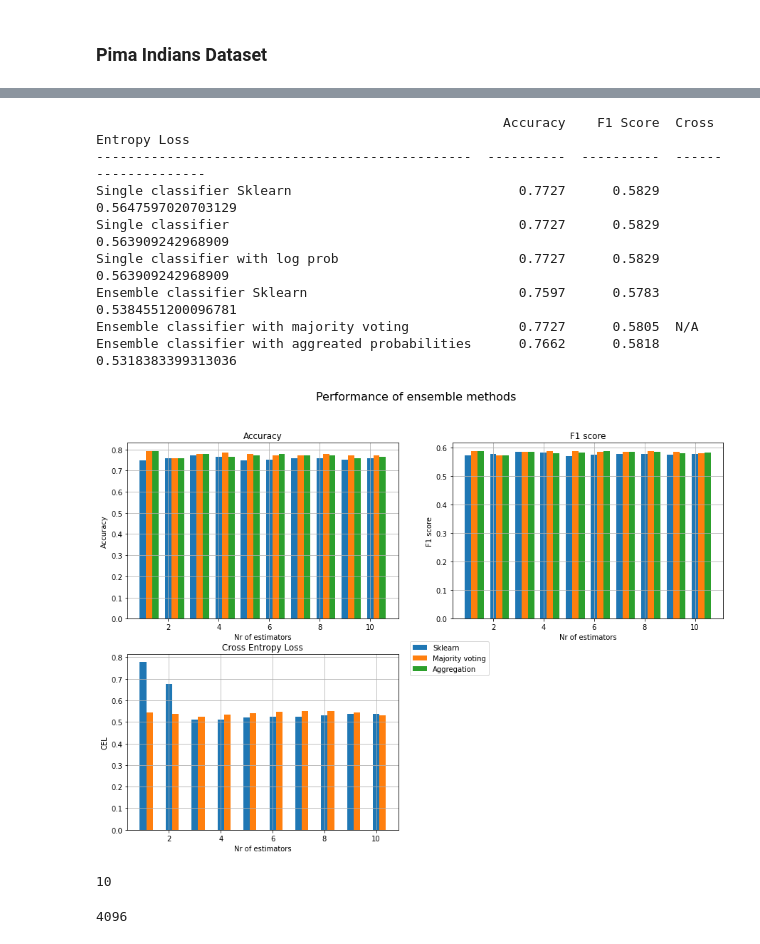
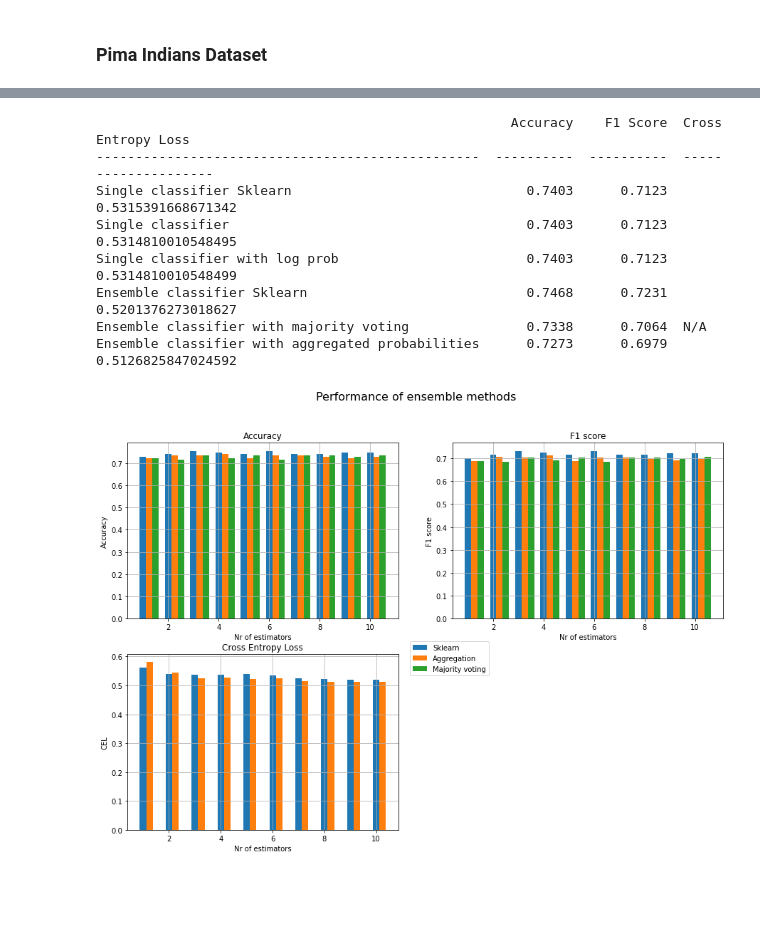
Before and after one commit to STProgrammer/Ensembled-naive-bayes-classifiers, a Jupyter notebook: GA-2.ipynb, the cells around one changed output, grey strips where cells are left out. Saved outputs shown, nothing was run; the diff lists cells and outputs as text; code cells hidden in the pictures; blank space fills up the shorter version.

Commit message:
fixed the seed thing

```diff
--- a/GA-2.ipynb
+++ b/GA-2.ipynb
@@ -478,12 +478,10 @@ class Metrics():
 from sklearn.naive_bayes import GaussianNB
 from sklearn.ensemble import BaggingClassifier
 from tabulate import tabulate
+from sklearn.metrics import classification_report
+from sklearn.metrics import confusion_matrix
 
-n = 10 # Nr of tests to make
-nr_of_classifiers = 10
-train_test_split = 0.8
-
-def testing(dataset, nr_of_classifiers = 10, tarin_test_split = 0.8, n=10, seed=False):
+def testing(dataset, nr_of_classifiers = 10, train_test_split = 0.8, n=10, seed=False):
     nr_of_classes = dataset.groupby('class').ngroups
 
     # All will be list of 3 lists, each of sub-list will be for accyracy, F1 and Cel.
@@ -521,7 +519,6 @@ def testing(dataset, nr_of_classifiers = 10, tarin_test_split = 0.8, n=10, seed=
         tests_single_skl[0].append(Metrics.get_accuracy(y_true, y_pred))
         tests_single_skl[1].append(Metrics.get_f1(y_true, y_pred, nr_of_classes))
         tests_single_skl[2].append(Metrics.get_cel(y_true, Y_proba))
-
 
         # Single classifier initialize
         nbc = NaiveBayesClassifier()
@@ -576,6 +573,8 @@ def testing(dataset, nr_of_classifiers = 10, tarin_test_split = 0.8, n=10, seed=
         tests_ensemble_aggr[1].append(Metrics.get_f1(y_true, y_pred, nr_of_classes))
         tests_ensemble_aggr[2].append(Metrics.get_cel(y_true, Y_proba))
 
+
+
     # Calculating means from the lists
 
     mean_results = [[] for x in range(6)]
@@ -586,7 +585,7 @@ def testing(dataset, nr_of_classifiers = 10, tarin_test_split = 0.8, n=10, seed=
     mean_results[2].append('Single classifier with log prob')
     mean_results[3].append('Ensemble classifier Sklearn')
     mean_results[4].append('Ensemble classifier with majority voting')
-    mean_results[5].append('Ensemble classifier with aggreated probabilities')
+    mean_results[5].append('Ensemble classifier with aggregated probabilities')
 
     for i in range(3):
         mean_results[0].append(fsum(tests_single_skl[i]) / n)
@@ -601,10 +600,7 @@ def testing(dataset, nr_of_classifiers = 10, tarin_test_split = 0.8, n=10, seed=
     comparison_table = tabulate(mean_results,
                                 headers=['Accuracy', 'F1 Score', 'Cross Entropy Loss'], floatfmt=".4f")
 
-#     df = pd.DataFrame(mean_results,
-#                                 columns=['Classifier', 'Accuracy', 'F1 Score', 'Cross Entropy Loss'])
 
-#     display(df)
     print(comparison_table)
 # %%
 import matplotlib.pyplot as plt
@@ -659,6 +655,8 @@ def plotting_ensemble(dataset, nr_of_classifiers, train_test_split, seed):
         f1_results[1].append(Metrics.get_f1(y_true, y_pred, nr_of_classes))
         cel_results[1].append(Metrics.get_cel(y_true, Y_proba))
 
+
+
         # Ensembled classifier using majority vote
         y_pred = ens_nbc.predict(test_set, majority_vote = True)
 
@@ -687,6 +685,7 @@ def plotting_ensemble(dataset, nr_of_classifiers, train_test_split, seed):
     ax1.set_xlabel("Nr of estimators")
     ax1.set_title("Accuracy")
     ax1.grid()
+    ax1.set_ylim(min(acc_results[0] + acc_results[1] + acc_results[2]) - 0.1)
 
     ax2 = fig.add_subplot(gs[0, 1])
     ax2.bar(x_1, f1_results[0], width=width, label='Sklearn')
@@ -696,6 +695,7 @@ def plotting_ensemble(dataset, nr_of_classifiers, train_test_split, seed):
     ax2.set_xlabel("Nr of estimators")
     ax2.set_title("F1 score")
     ax2.grid()
+    ax2.set_ylim(min(f1_results[0] + f1_results[1] + f1_results[2]) - 0.1)
 
     ax3 = fig.add_subplot(gs[1, 0])
     ax3.bar(x_1, cel_results[0], width=width, label='Sklearn')
@@ -704,6 +704,7 @@ def plotting_ensemble(dataset, nr_of_classifiers, train_test_split, seed):
     ax3.set_xlabel("Nr of estimators")
     ax3.set_title("Cross Entropy Loss")
     ax3.grid()
+    ax3.set_ylim(min(cel_results[0] + cel_results[1]) - 0.1)
 
     handles, labels = ax1.get_legend_handles_labels()
     fig.legend(handles, labels, bbox_to_anchor=(0.5, 0.1, 0.1, 0.4))
@@ -739,8 +740,7 @@ plotting_ensemble(dataset, nr_of_classifiers, train_test_split, seed)
 # %%
 
 # Load the data
-dataset_diabetes = pd.read_csv('pima-indians-diabetes.csv', header=None, skiprows = 9,
-                                                                  names=['Number of times pregnant',
+dataset_pima = pd.read_csv('pima-indians-diabetes.csv', header=None, names=['Number of times pregnant',
                                                                         'Plasma glucose concentration a 2 hours in an oral glucose tolerance test',
                                                                         'Diastolic blood pressure (mm Hg)',
                                                                         'Triceps skin fold thickness (mm)',
@@ -748,7 +748,4 @@ dataset_diabetes = pd.read_csv('pima-indians-diabetes.csv', header=None, skiprow
                                                                         'Body mass index (weight in kg/(height in m)^2)',
                                                                         'Diabetes pedigree function',
                                                                         'Age (years)',
-                                                                        'class'])
-
-
-dataset_diabetes
+                                                                        'class'],)
@@ -769,23 +752,15 @@ dataset_diabetes
 # %%
-testing(dataset_diabetes, nr_of_classifiers, train_test_split, nr_of_tests, seed)
+testing(dataset_pima, nr_of_classifiers, train_test_split, nr_of_tests, seed)
 # %% [output]
-                                                    Accuracy    F1 Score  Cross Entropy Loss
-------------------------------------------------  ----------  ----------  --------------------
-Single classifier Sklearn                             0.7727      0.5829  0.5647597020703129
-Single classifier                                     0.7727      0.5829  0.563909242968909
-Single classifier with log prob                       0.7727      0.5829  0.563909242968909
-Ensemble classifier Sklearn                           0.7597      0.5783  0.5384551200096781
-Ensemble classifier with majority voting              0.7727      0.5805  N/A
-Ensemble classifier with aggreated probabilities      0.7662      0.5818  0.5318383399313036
+                                                     Accuracy    F1 Score  Cross Entropy Loss
+-------------------------------------------------  ----------  ----------  --------------------
+Single classifier Sklearn                              0.7403      0.7123  0.5315391668671342
+Single classifier                                      0.7403      0.7123  0.5314810010548495
+Single classifier with log prob                        0.7403      0.7123  0.5314810010548499
+Ensemble classifier Sklearn                            0.7468      0.7231  0.5201376273018627
+Ensemble classifier with majority voting               0.7338      0.7064  N/A
+Ensemble classifier with aggregated probabilities      0.7273      0.6979  0.5126825847024592
 # %%
-plotting_ensemble(dataset_diabetes, nr_of_classifiers, train_test_split, seed)
+plotting_ensemble(dataset_pima, nr_of_classifiers, train_test_split, seed)
 # %% [output]
-[figure, old version]
+[figure, new version]
-# %%
-random.randint(1,4096)
-# %% [output]
-10
-# %%
-2**12
-# %% [output]
-4096
```
Also changed, not shown: parts of 5 cells of this notebook, 2 other files.
